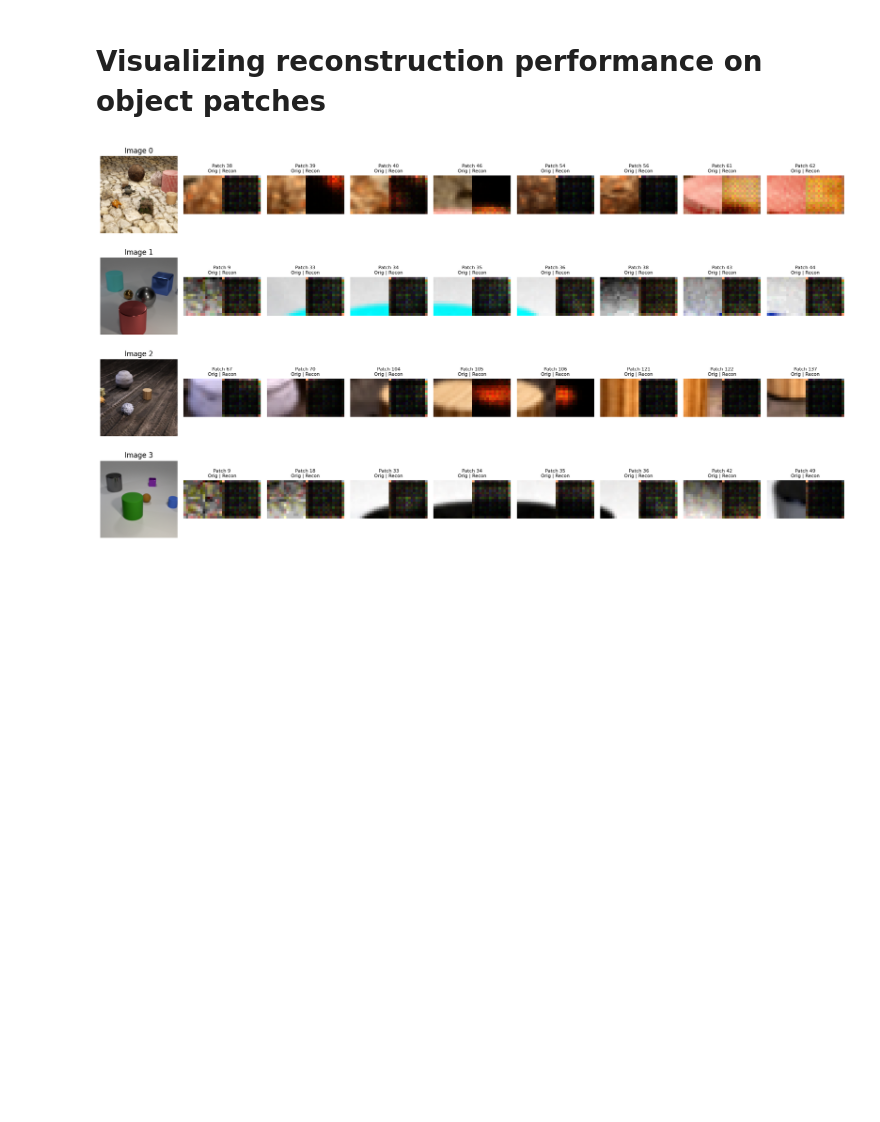
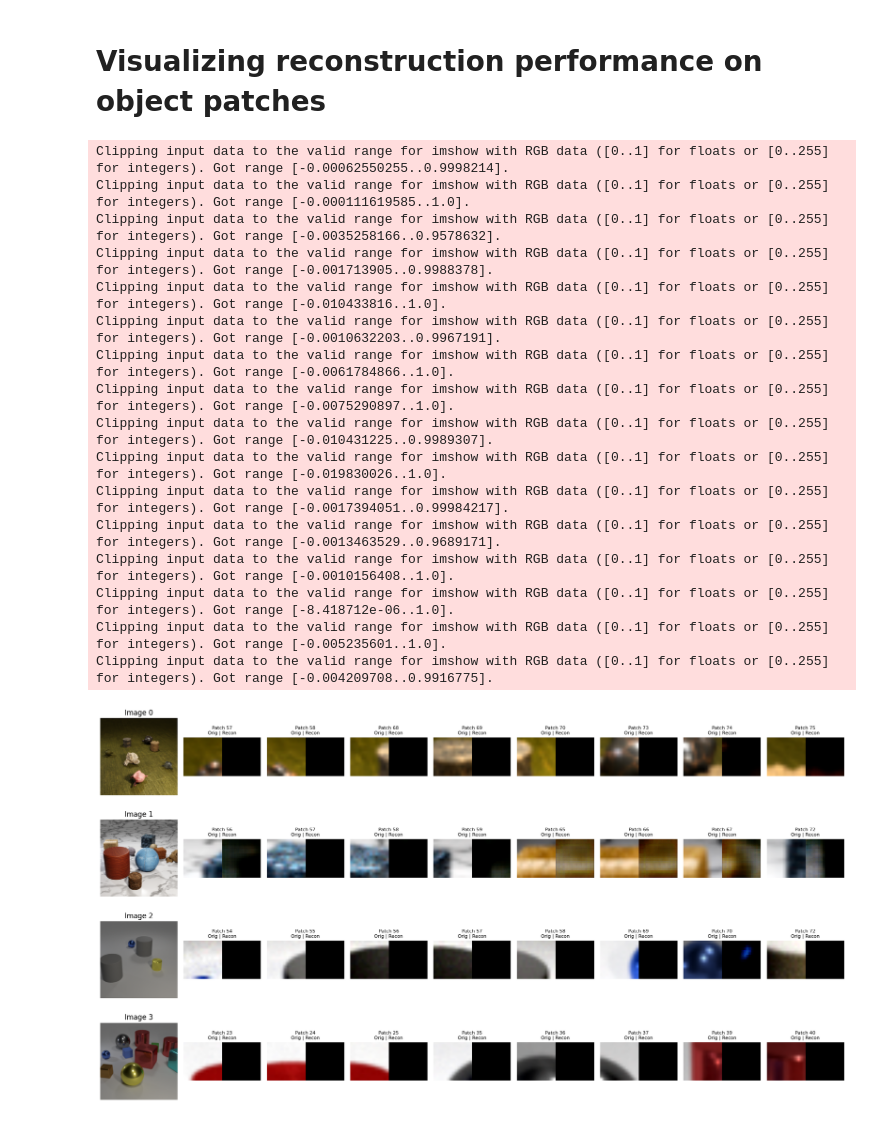
Before and after one commit to Ryalith/OADino, a Jupyter notebook: visualisation_postprocess.ipynb, the cells around one changed output. Saved outputs shown, nothing was run; the diff lists cells and outputs as text; code cells hidden in the pictures; blank space fills up the shorter version.

```diff
--- a/visualisation_postprocess.ipynb
+++ b/visualisation_postprocess.ipynb
@@ -64,13 +64,13 @@ it = iter(val_loader)
 # Load a pretrained VAE checkpoint
 
 checkpoint_path = Path(
-    "runs/CLEVR_CLEVRTex_train_1K_224_vits14_VAE16_20260213_112436/checkpoints/best_model.pt"
+    "runs/CLEVR_CLEVRTex_train_4K_224_VAE64_20260213_115149/checkpoints/best_model.pt"
 )
 checkpoint = torch.load(checkpoint_path)
 state_dict = checkpoint["model_state_dict"]
 
-model = OADinoModel(ConvVAE16())
-# model = OADinoModel(ConvVAE64())
+# model = OADinoModel(ConvVAE16())
+model = OADinoModel(ConvVAE64())
 
 model.load_state_dict(state_dict)
 model = model.cuda()
@@ -186,33 +186,51 @@ for img_idx in range(images_to_plot):
 
             # Get object patch
             obj_patch = object_patches[img_idx, global_patch_idx].permute(1, 2, 0).cpu().numpy()
             obj_patch = (obj_patch - obj_patch.min()) / (obj_patch.max() - obj_patch.min())
 
             # Get reconstruction patch using the mapping
             recon_idx = recon_map[(img_idx, global_patch_idx.item())]
             recon_patch = recon_patches[recon_idx].permute(1, 2, 0).cpu().numpy()
-            recon_patch = (recon_patch - recon_patch.min()) / (recon_patch.max() - recon_patch.min())
 
             # Resize object patch for comparison (interpolate to 64x64)
             obj_patch_resized = torch.nn.functional.interpolate(
                 torch.from_numpy(obj_patch).permute(2, 0, 1).unsqueeze(0),
-                size=(16, 16), mode='bilinear', align_corners=False
+                # size=(16, 16), mode='bilinear', align_corners=False
+                size=(64, 64), mode='bilinear', align_corners=False
             )[0].permute(1, 2, 0).numpy()
+
+            recon_patch = (recon_patch - obj_patch_resized.min()) / (obj_patch_resized.max() - obj_patch_resized.min())
 
             # Create side-by-side comparison
             combined = torch.cat([
                 torch.from_numpy(obj_patch_resized),
                 torch.from_numpy(recon_patch)
             ], dim=1).numpy()
 
             ax.imshow(combined)
             ax.set_title(f'Patch {global_patch_idx.item()}\nOrig | Recon', fontsize=8)
         else:
             ax.axis('off')
 
         ax.axis('off')
 
 plt.tight_layout()
 plt.show()
 # %% [output]
+Clipping input data to the valid range for imshow with RGB data ([0..1] for floats or [0..255] for integers). Got range [-0.00062550255..0.9998214].
+Clipping input data to the valid range for imshow with RGB data ([0..1] for floats or [0..255] for integers). Got range [-0.000111619585..1.0].
+Clipping input data to the valid range for imshow with RGB data ([0..1] for floats or [0..255] for integers). Got range [-0.0035258166..0.9578632].
+Clipping input data to the valid range for imshow with RGB data ([0..1] for floats or [0..255] for integers). Got range [-0.001713905..0.9988378].
+Clipping input data to the valid range for imshow with RGB data ([0..1] for floats or [0..255] for integers). Got range [-0.010433816..1.0].
+Clipping input data to the valid range for imshow with RGB data ([0..1] for floats or [0..255] for integers). Got range [-0.0010632203..0.9967191].
+Clipping input data to the valid range for imshow with RGB data ([0..1] for floats or [0..255] for integers). Got range [-0.0061784866..1.0].
+Clipping input data to the valid range for imshow with RGB data ([0..1] for floats or [0..255] for integers). Got range [-0.0075290897..1.0].
+Clipping input data to the valid range for imshow with RGB data ([0..1] for floats or [0..255] for integers). Got range [-0.010431225..0.9989307].
+Clipping input data to the valid range for imshow with RGB data ([0..1] for floats or [0..255] for integers). Got range [-0.019830026..1.0].
+Clipping input data to the valid range for imshow with RGB data ([0..1] for floats or [0..255] for integers). Got range [-0.0017394051..0.99984217].
+Clipping input data to the valid range for imshow with RGB data ([0..1] for floats or [0..255] for integers). Got range [-0.0013463529..0.9689171].
+Clipping input data to the valid range for imshow with RGB data ([0..1] for floats or [0..255] for integers). Got range [-0.0010156408..1.0].
+Clipping input data to the valid range for imshow with RGB data ([0..1] for floats or [0..255] for integers). Got range [-8.418712e-06..1.0].
+Clipping input data to the valid range for imshow with RGB data ([0..1] for floats or [0..255] for integers). Got range [-0.005235601..1.0].
+Clipping input data to the valid range for imshow with RGB data ([0..1] for floats or [0..255] for integers). Got range [-0.004209708..0.9916775].
-[figure, old version]
+[figure, new version]
```
Also changed, not shown: parts of 1 cell of this notebook, 9 other files.
